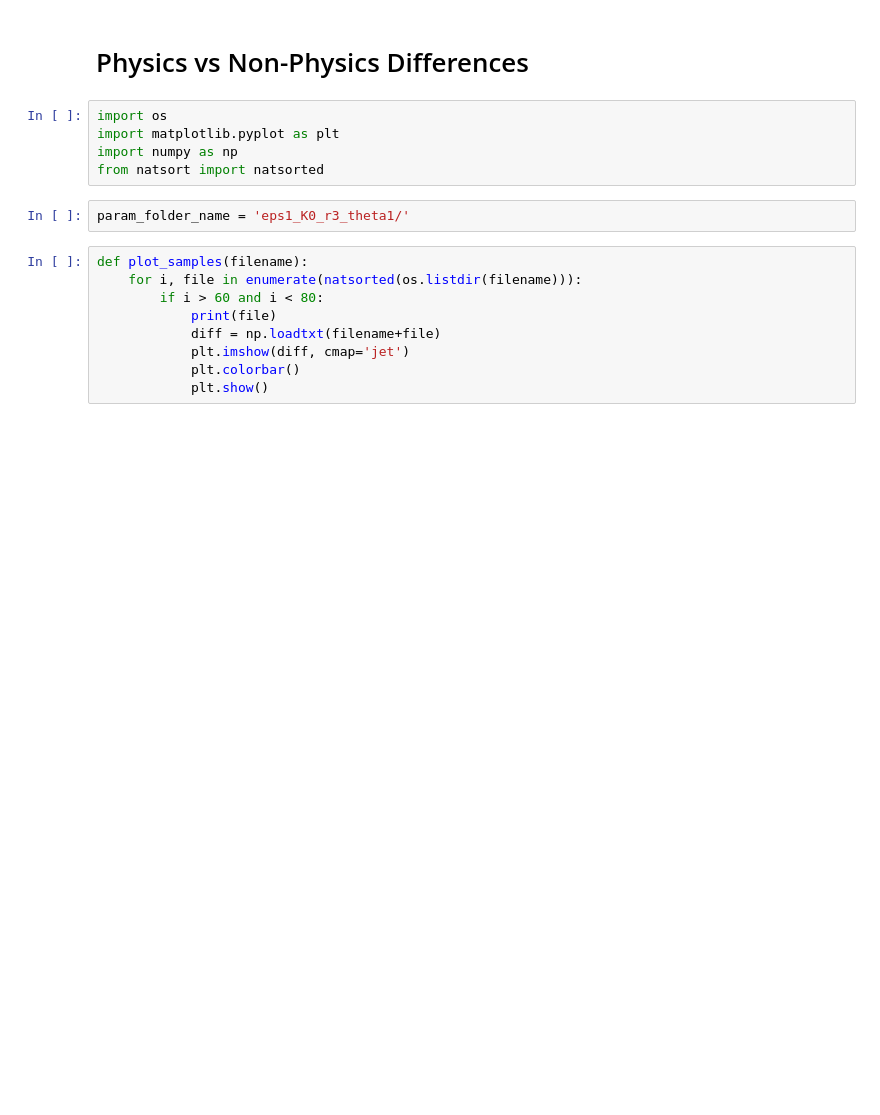
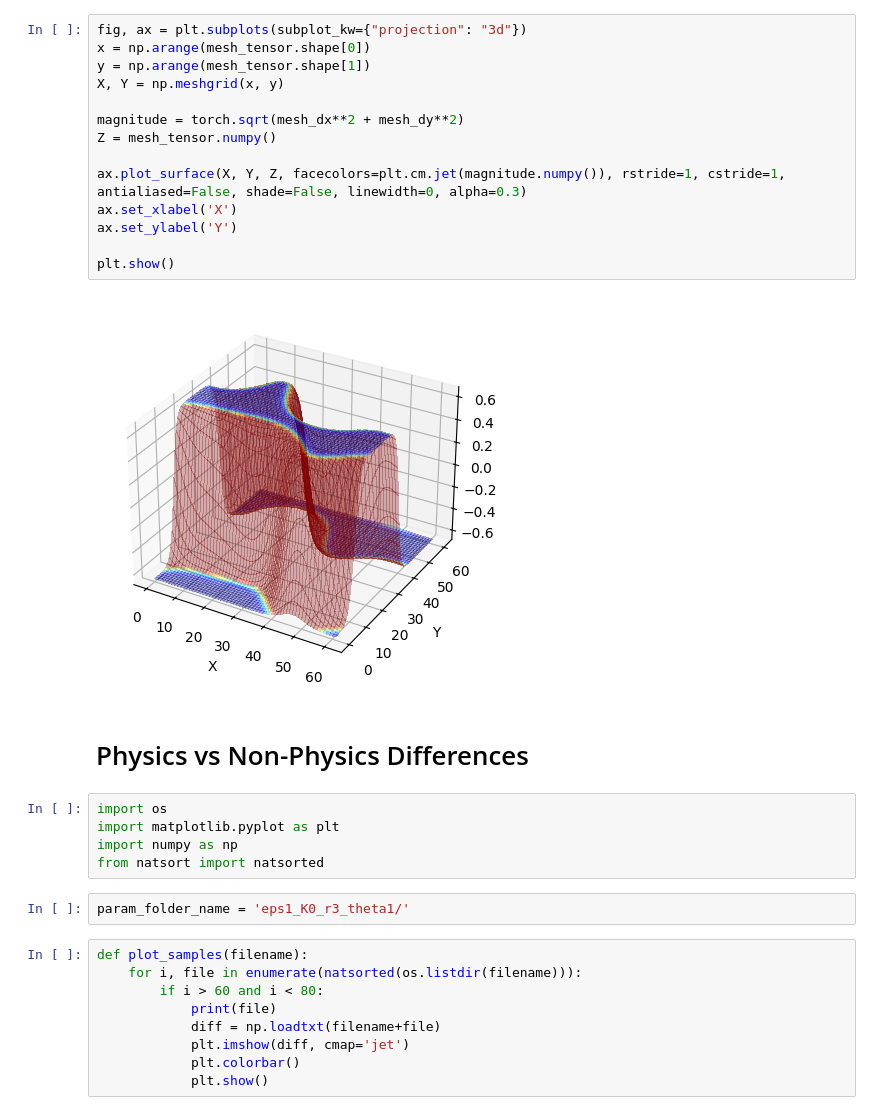
Before and after one commit to hasan-rakibul/PC-SRGAN, a Jupyter notebook: src/analyses.ipynb, the cells around one changed output. Drawn from its saved outputs; the diff is of its cells as text; blank space fills up the shorter version.

```diff
--- a/src/analyses.ipynb
+++ b/src/analyses.ipynb
@@ -1,3 +42,19 @@
+# %%
+fig, ax = plt.subplots(subplot_kw={"projection": "3d"})
+x = np.arange(mesh_tensor.shape[0])
+y = np.arange(mesh_tensor.shape[1])
+X, Y = np.meshgrid(x, y)
+
+magnitude = torch.sqrt(mesh_dx**2 + mesh_dy**2)
+Z = mesh_tensor.numpy()
+
+ax.plot_surface(X, Y, Z, facecolors=plt.cm.jet(magnitude.numpy()), rstride=1, cstride=1, antialiased=False, shade=False, linewidth=0, alpha=0.3)
+ax.set_xlabel('X')
+ax.set_ylabel('Y')
+
+plt.show()
+# %% [output]
+[figure, added]
 # %% [markdown]
 # Physics vs Non-Physics Differences
 # %%
```
Also changed, not shown: parts of 6 cells of this notebook, 8 other files.
